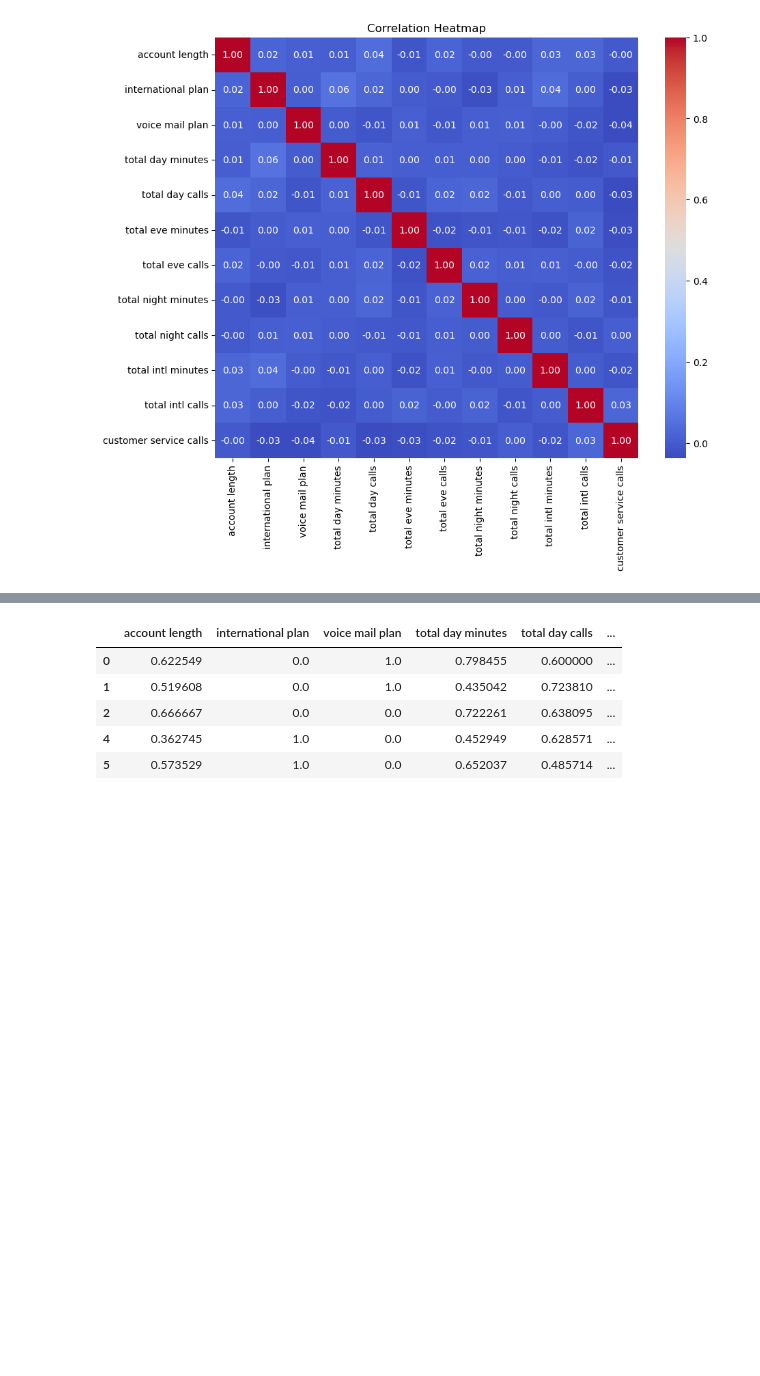
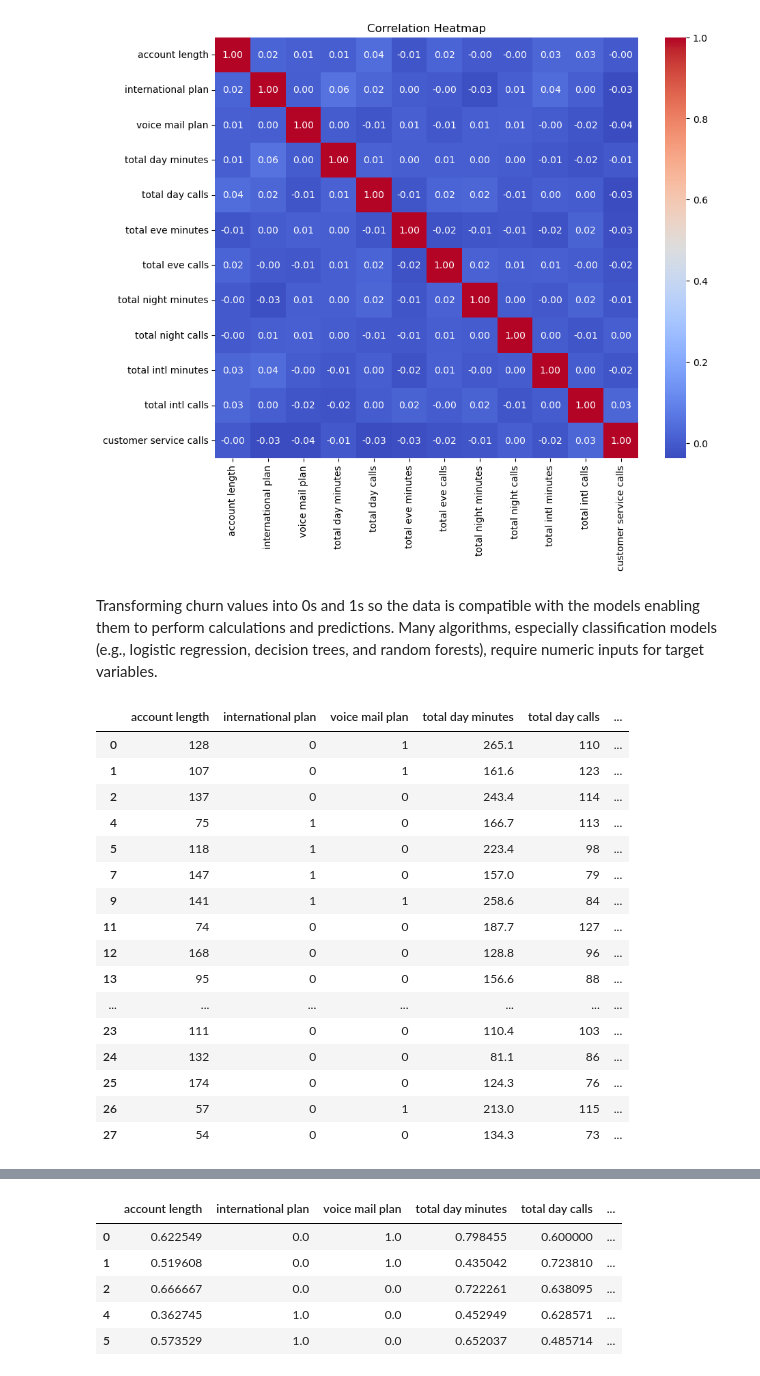
Before and after one commit to vnelima/Phase-3-Project, a Jupyter notebook: churn.ipynb, the cells around one changed output, grey strips where cells are left out. Saved outputs shown, nothing was run; the diff lists cells and outputs as text; code cells hidden in the pictures; blank space fills up the shorter version.

```diff
--- a/churn.ipynb
+++ b/churn.ipynb
@@ -304,3 +341,28 @@ plt.title("Correlation Heatmap")
 plt.show()
 # %% [output]
 [figure]
+# %% [markdown]
+Transforming churn values into 0s and 1s so the data is compatible with the models enabling them to perform calculations and predictions. Many algorithms, especially classification models (e.g., logistic regression, decision trees, and random forests), require numeric inputs for target variables.
+# %%
+# transforming churn values into 0s and 1s
+df_churn['churn'].value_counts()
+df_churn['churn'] = df_churn['churn'].map({True: 1, False: 0}).astype('int')
+df_churn.head(20)
+# %% [output]
+|  | account length | international plan | voice mail plan | total day minutes | total day calls | ... |
+| 0 | 128 | 0 | 1 | 265.1 | 110 | ... |
+| 1 | 107 | 0 | 1 | 161.6 | 123 | ... |
+| 2 | 137 | 0 | 0 | 243.4 | 114 | ... |
+| 4 | 75 | 1 | 0 | 166.7 | 113 | ... |
+| 5 | 118 | 1 | 0 | 223.4 | 98 | ... |
+| 7 | 147 | 1 | 0 | 157.0 | 79 | ... |
+| 9 | 141 | 1 | 1 | 258.6 | 84 | ... |
+| 11 | 74 | 0 | 0 | 187.7 | 127 | ... |
+| 12 | 168 | 0 | 0 | 128.8 | 96 | ... |
+| 13 | 95 | 0 | 0 | 156.6 | 88 | ... |
+| ... | ... | ... | ... | ... | ... | ... |
+| 23 | 111 | 0 | 0 | 110.4 | 103 | ... |
+| 24 | 132 | 0 | 0 | 81.1 | 86 | ... |
+| 25 | 174 | 0 | 0 | 124.3 | 76 | ... |
+| 26 | 57 | 0 | 1 | 213.0 | 115 | ... |
+| 27 | 54 | 0 | 0 | 134.3 | 73 | ... |
```
Also changed, not shown: parts of 24 cells of this notebook.
